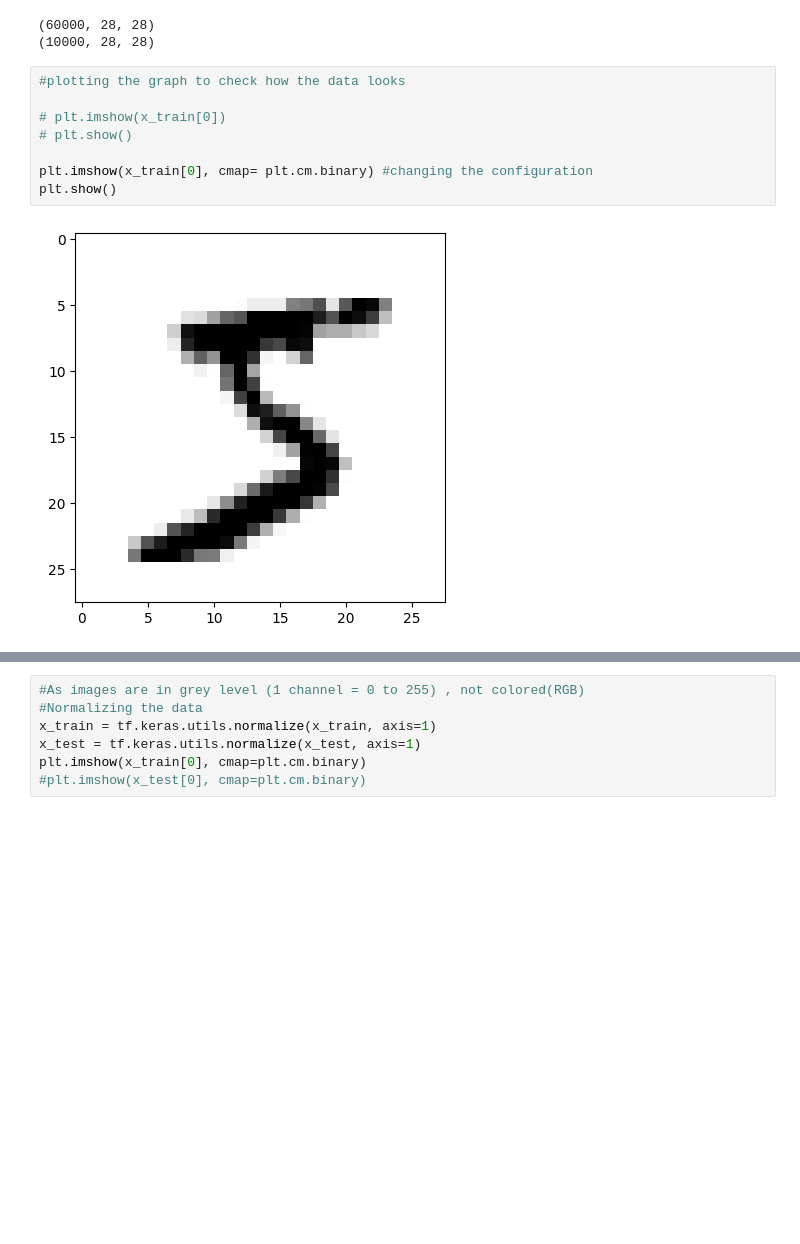
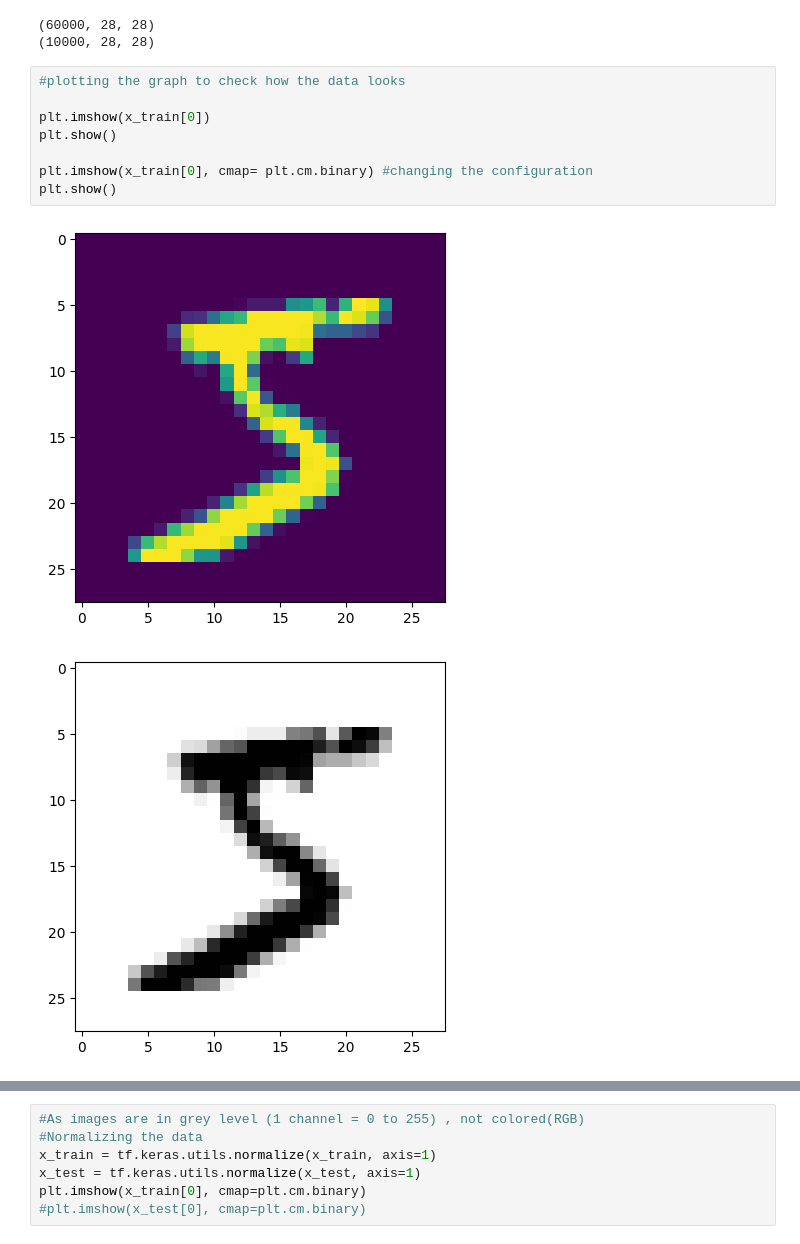
Before and after one commit to rujjal/Handwritten-digit-recognition-deep-learning, a Jupyter notebook: Handwritten_digit_recognition.ipynb, the cells around one changed output, grey strips where cells are left out. Saved outputs shown, nothing was run; the diff lists cells and outputs as text; blank space fills up the shorter version.

```diff
--- a/Handwritten_digit_recognition.ipynb
+++ b/Handwritten_digit_recognition.ipynb
@@ -25,13 +43,14 @@ print(x_test.shape)
 # %%
 #plotting the graph to check how the data looks
 
-# plt.imshow(x_train[0])
-# plt.show()
+plt.imshow(x_train[0])
+plt.show()
 
 plt.imshow(x_train[0], cmap= plt.cm.binary) #changing the configuration
 plt.show()
 # %% [output]
-[figure, old version]
+[figure, new version]
+[figure, added]
 # %%
 #checking the values of each pixel before normalization
 print(x_train[0])
```
Also changed, not shown: parts of 14 cells of this notebook.
